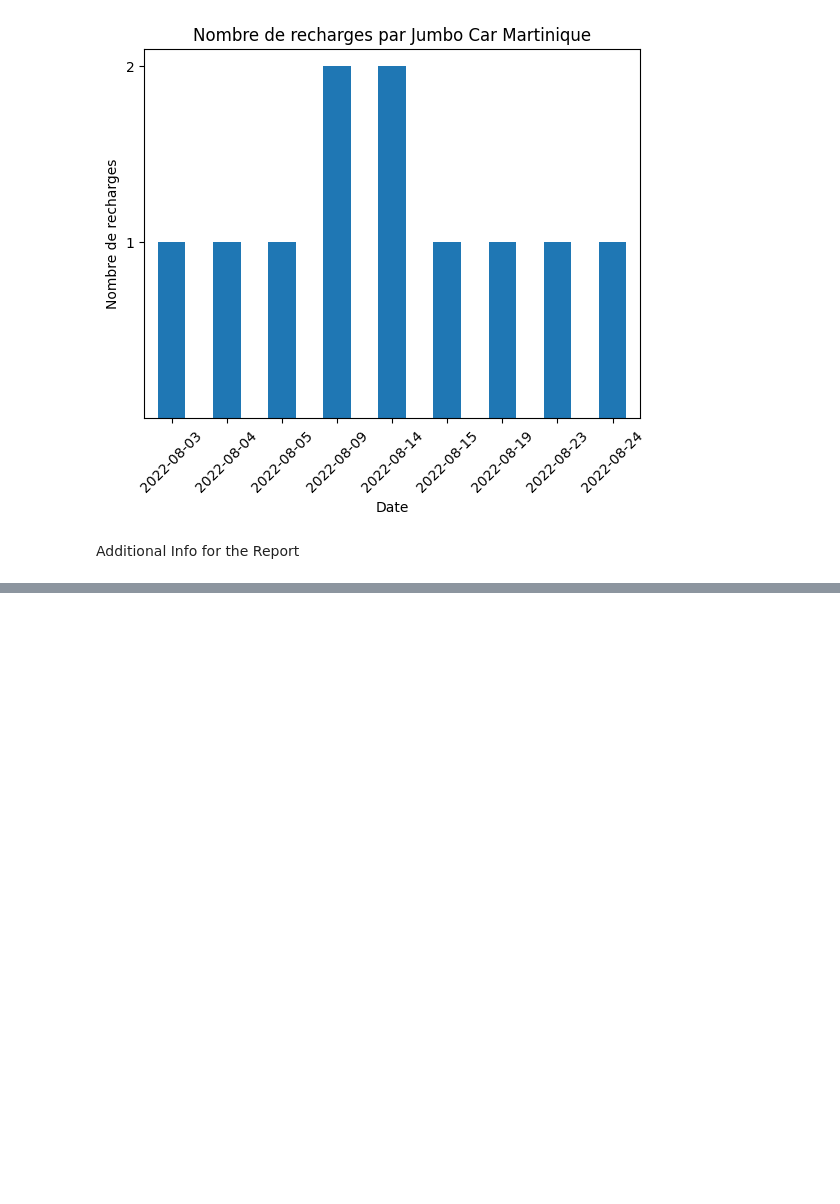
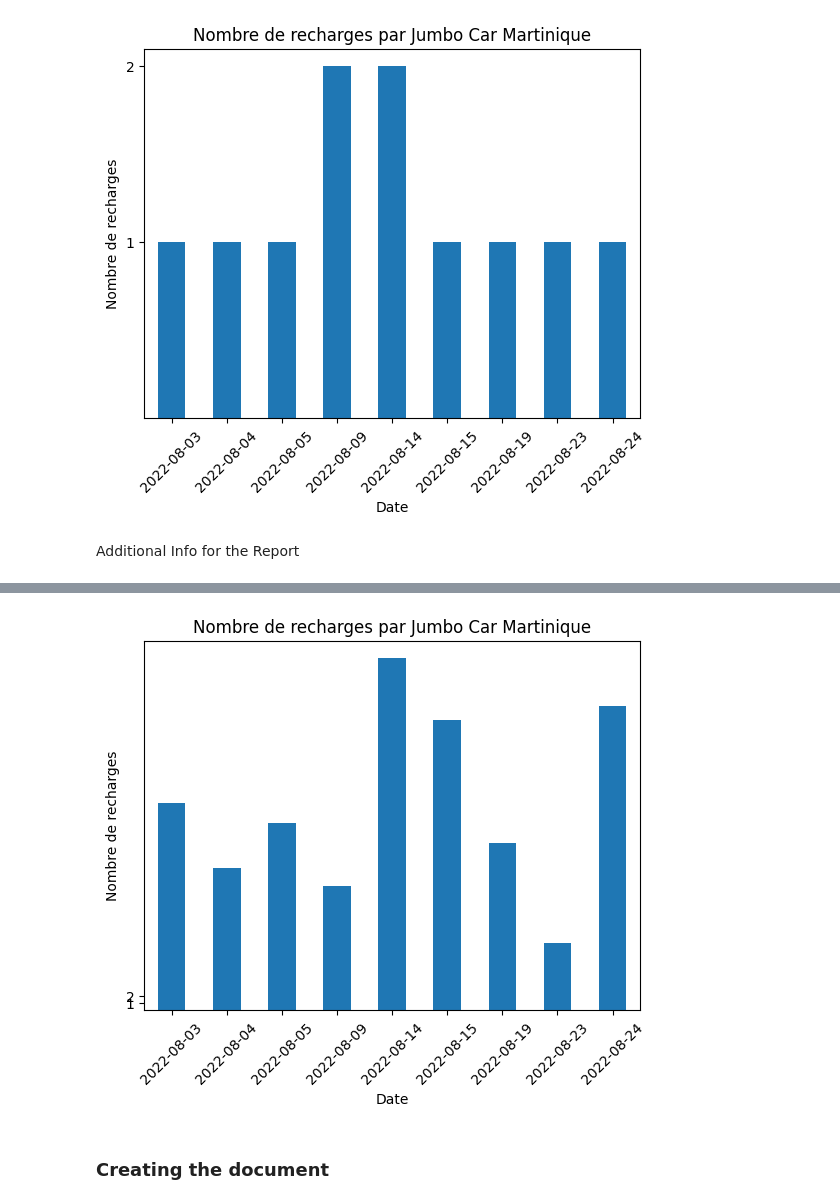
Before and after one commit to Stella-Hadiwidjaja/monthly_reports, a Jupyter notebook: reports.ipynb, the cells around one changed output, grey strips where cells are left out. Cells and saved outputs as stored; diff of their text form; code cells hidden in the pictures; blank space fills up the shorter version.

Commit message:
loop notebook creation in maintenance_report_final

```diff
--- a/reports.ipynb
+++ b/reports.ipynb
@@ -180,0 +226,16 @@ doc.add_picture(<image_path>, width=Inches(val), height=Inches(val))
+# %%
+#enter dates of report
+month = '08'
+year = '2022'
+date_start = '01'
+date_end = '31'
+
+charge_events_filename = 'cpochargeevents_'+date_start+'.'+month+'.'+year+' - '+date_end+'.'+month+'.'+year+'.csv'
+charge_events = pd.read_csv(charge_events_filename,skiprows=1) #load the csv charge events file into pandas dataframe
+charge_events['Energy (Wh)'] = charge_events['Energy (Wh)']/1000 #change Wh to kWh
+charge_events.rename(columns = {'Energy (Wh)':'Energy (kWh)'})
+time_24 = ['Created','Stop time','Start time']
+charge_events[time_24] = charge_events[time_24].apply(pd.to_datetime,format = '%Y-%m-%d %H:%M:%S') #apply date time format to columns w dates
+missing_stop_time_idx = np.where(charge_events['Stop time'].isnull())
+charge_events['Stop time'].loc[missing_stop_time_idx] = charge_events['Start time'].loc[missing_stop_time_idx]+timedelta(hours=1) #adding 1 hour to NaN values
+charge_events['Date'] = charge_events['Start time'].dt.date #create a new column with just the date of the start of the charge
@@ -180,0 +251,29 @@ doc.add_picture(<image_path>, width=Inches(val), height=Inches(val))
+# %%
+
+test_CPO = charge_events.groupby(['CPO name']).get_group(test) #get the info for a single CPO
+test_CPO_energy = test_CPO.groupby('Date')['Energy (Wh)'].sum()#sum all the energy used by this cpo for each date he/she recharged
+test_CPO_count = test_CPO.groupby('Date')['Charge ID'].count()#count each time they used a borne for every date
+
+#plot daily energy bar chart
+bar_energy = test_CPO_energy.plot(kind= 'bar')
+bar_energy.set_ylabel('Energy (Wh)')
+bar_energy.set_title('Energie consommee par '+ test)
+bar_energy.set_xticklabels(pd.to_datetime(test_CPO_energy.index).date,rotation = 45)
+
+#plot daily usage count bar chart
+bar_count = test_CPO_count.plot(kind='bar')
+bar_count.set_ylabel('Nombre de recharges')
+bar_count.set_title('Nombre de recharges par '+ test)
+bar_count.set_xticklabels(pd.to_datetime(test_CPO_energy.index).date,rotation = 45)
+bar_count.set_yticks(test_CPO_count.unique())
+
+#get other relevant information needed for the report
+retribution = 1
+no_de_points = len(test_CPO['Station ID'].unique())
+no_de_recharges_mensuels = test_CPO_count.sum()
+temps_moyen_de_charge = test_CPO['Duration'].mean()
+conso_total = test_CPO_energy.sum()
+# %% [output]
+[figure, added]
+# %% [markdown]
+### Creating the document
```
Also changed, not shown: parts of 9 cells of this notebook, 3 other files.
